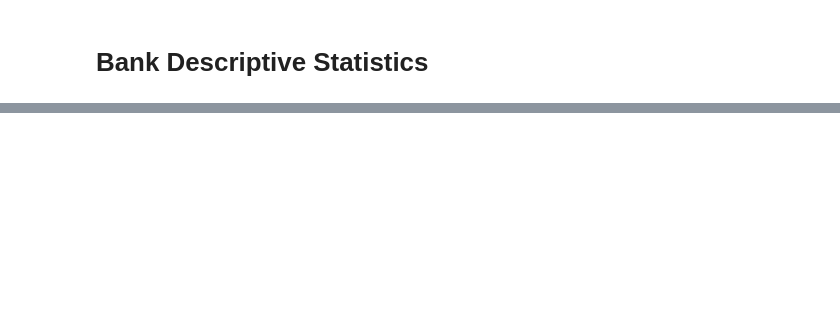
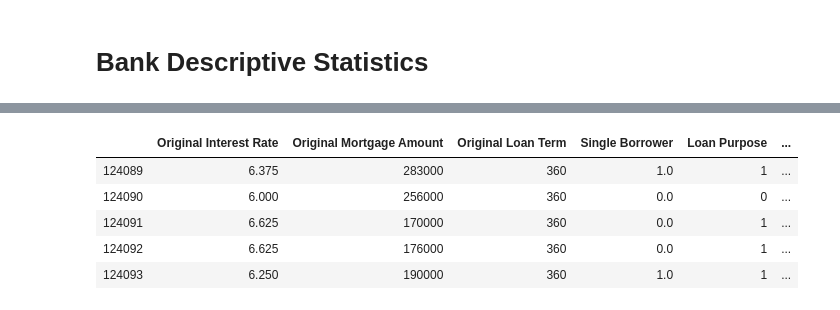
Before and after one commit to Siebelm/Home, a Jupyter notebook: Fannie_Mae/Scripts/Data_Mining.ipynb, the cells around one changed output, grey strips where cells are left out. Cells and saved outputs as stored; diff of their text form; code cells hidden in the pictures; blank space fills up the shorter version.

```diff
--- a/Fannie_Mae/Scripts/Data_Mining.ipynb
+++ b/Fannie_Mae/Scripts/Data_Mining.ipynb
@@ -600,0 +255,15 @@ for yr in range(2004, 2007):
+# %%
+# impute on mean or mode
+X_train = missing_treat(X_train)
+
+# Missing
+X_train[['Household Financial Obligations (Qtr)', 'Household Financial Obligations (Yr)',
+         'Consumer Debt Service Payment (Qtr)', 'Consumer Debt Service Payment (Yr)',
+         'National Home Price Index (Qtr)', 'National Home Price Index (Yr)',
+         'Mortgage Debt Service Payments (Qtr)', 'Mortgage Debt Service Payments (Yr)',
+         'Monthly Supply of Houses (Qtr)', 'Monthly Supply of Houses (Yr)',
+         'Vacant Housing Units for Sale (Qtr)', 'Vacant Housing Units for Sale (Yr)',
+         'Homeownership Rate (Qtr)', 'Homeownership Rate (Yr)', 'Vacant Housing Units for Rent (Qtr)',
+         'Vacant Housing Units for Rent (Yr)', 'Rental Vacancy Rate (Qtr)', 'Rental Vacancy Rate (Yr)',
+         'numemp', 'asset (Qtr)',  'asset (Yr)', 'lnlsnet (Qtr)', 'lnlsnet (Yr)', 'liab (Qtr)', 'liab (Yr)',
+         'dep (Qtr)', 'dep (Yr)', 'eqtot (Qtr)', 'eqtot (Yr)']].isna().sum()
@@ -600,0 +288,10 @@ for yr in range(2004, 2007):
+# %%
+# Preview
+X_train.tail()
+# %% [output]
+|  | Original Interest Rate | Original Mortgage Amount | Original Loan Term | Single Borrower | Loan Purpose | ... |
+| 124089 | 6.375 | 283000 | 360 | 1.0 | 1 | ... |
+| 124090 | 6.000 | 256000 | 360 | 0.0 | 0 | ... |
+| 124091 | 6.625 | 170000 | 360 | 0.0 | 1 | ... |
+| 124092 | 6.625 | 176000 | 360 | 0.0 | 1 | ... |
+| 124093 | 6.250 | 190000 | 360 | 1.0 | 1 | ... |
```
Also changed, not shown: parts of 52 cells of this notebook, 5 other files.
